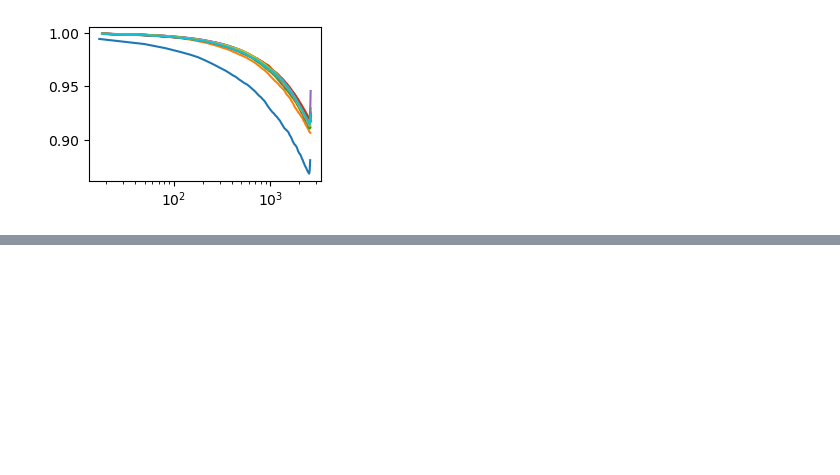
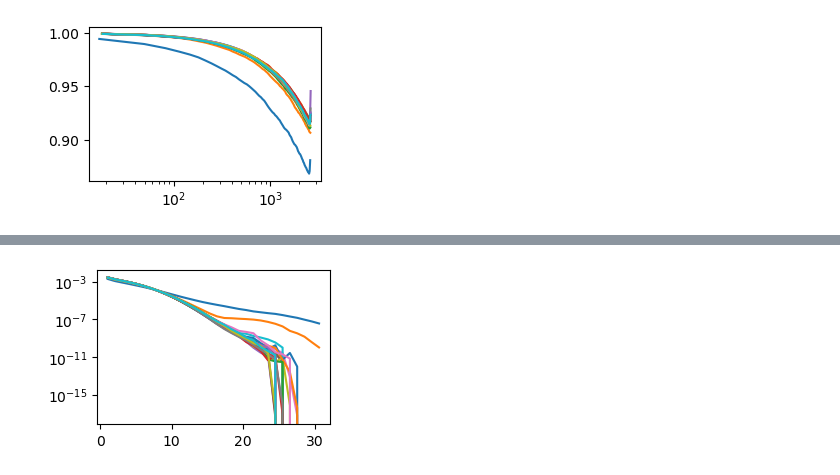
Before and after one commit to HugoLeRoy94/Parallel_gillespie, a Jupyter notebook: Analyze/Analyze_kdiff.ipynb, the cells around one changed output, grey strips where cells are left out. Cells and saved outputs as stored; diff of their text form; code cells hidden in the pictures; blank space fills up the shorter version.

```diff
--- a/Analyze/Analyze_kdiff.ipynb
+++ b/Analyze/Analyze_kdiff.ipynb
@@ -147,0 +177,12 @@ plt.xscale('log')
+# %%
+plt.figure(figsize=(3,2))
+#for data in data_kdiff001.data:
+#    plt.plot(data[0,:,0],data[0,:,1],color='black')
+#    plt.plot(data[-1,:,0],data[-1,:,1],color='red')
+for i in range(data_kdiff001.average_data.shape[0]):
+    plt.plot(data_kdiff001.binned_time[i],data_kdiff001.average_data[i])
+#plt.plot(data_kdiff001.binned_time[-1],data_kdiff001.average_data[-1])
+plt.yscale('log')
+#plt.ylim(10**-5,10**-2)
+# %% [output]
+[figure, added]
```
Also changed, not shown: parts of 10 cells of this notebook, 4 other files.
